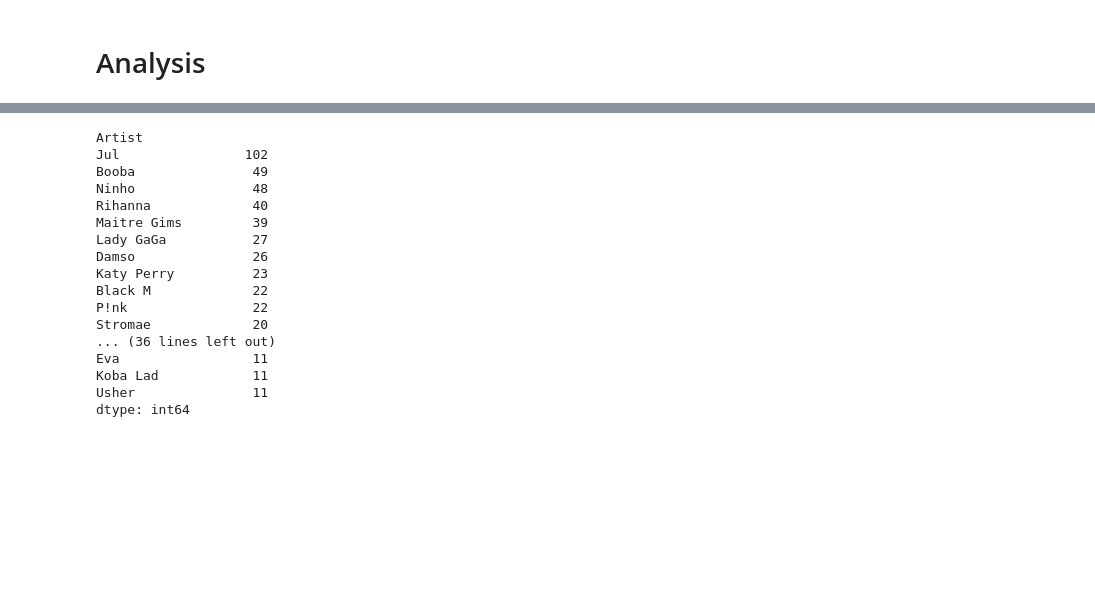
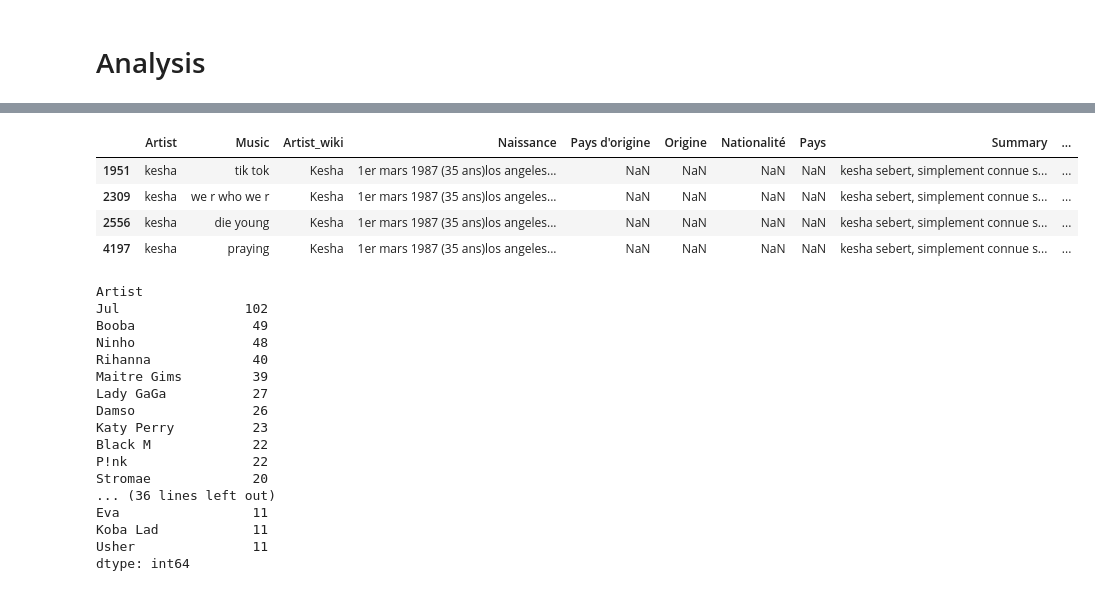
Before and after one commit to StundFR/PFE-Music-Analysis, a Jupyter notebook: stats.ipynb, the cells around one changed output, grey strips where cells are left out. Drawn from its saved outputs; the diff is of its cells as text; code cells hidden in the pictures; blank space fills up the shorter version.

```diff
--- a/stats.ipynb
+++ b/stats.ipynb
@@ -98,7 +112,6 @@ artist["distance_norm"] = artist.apply(lambda x : x["distance"]/len(x.name), axi
 # %%
 artist["Missing"] = False
 artist.loc[artist[["Naissance", "Pays d'origine", "Origine", "Nationalité", "Pays"]].isna().sum(axis=1) == 5, "Missing"] = True
-# %%
-chart["Missing"] = False
-chart.loc[chart[["Naissance", "Pays d'origine", "Origine", "Nationalité", "Pays"]].isna().sum(axis=1) == 5, "Missing"] = True
+# %%
+chart = chart.merge(artist, on="Artist", how="left")
 # %%
@@ -123,4 +136,12 @@ Tom Snare                    3
 Name: Music, dtype: int64
+# %%
+chart[chart["Artist"] == "kesha"]
+# %% [output]
+|  | Artist | Music | Artist_wiki | Naissance | Pays d'origine | Origine | Nationalité | Pays | Summary | ... |
+| 1951 | kesha | tik tok | Kesha | 1er mars 1987 (35 ans)los angeles... | NaN | NaN | NaN | NaN | kesha sebert, simplement connue s... | ... |
+| 2309 | kesha | we r who we r | Kesha | 1er mars 1987 (35 ans)los angeles... | NaN | NaN | NaN | NaN | kesha sebert, simplement connue s... | ... |
+| 2556 | kesha | die young | Kesha | 1er mars 1987 (35 ans)los angeles... | NaN | NaN | NaN | NaN | kesha sebert, simplement connue s... | ... |
+| 4197 | kesha | praying | Kesha | 1er mars 1987 (35 ans)los angeles... | NaN | NaN | NaN | NaN | kesha sebert, simplement connue s... | ... |
 # %%
 chart[chart.isna().sum(axis=1) >= 5].value_counts("Artist")[:50]
 # %% [output]
```
Also changed, not shown: parts of 14 cells of this notebook, 1 other file.
